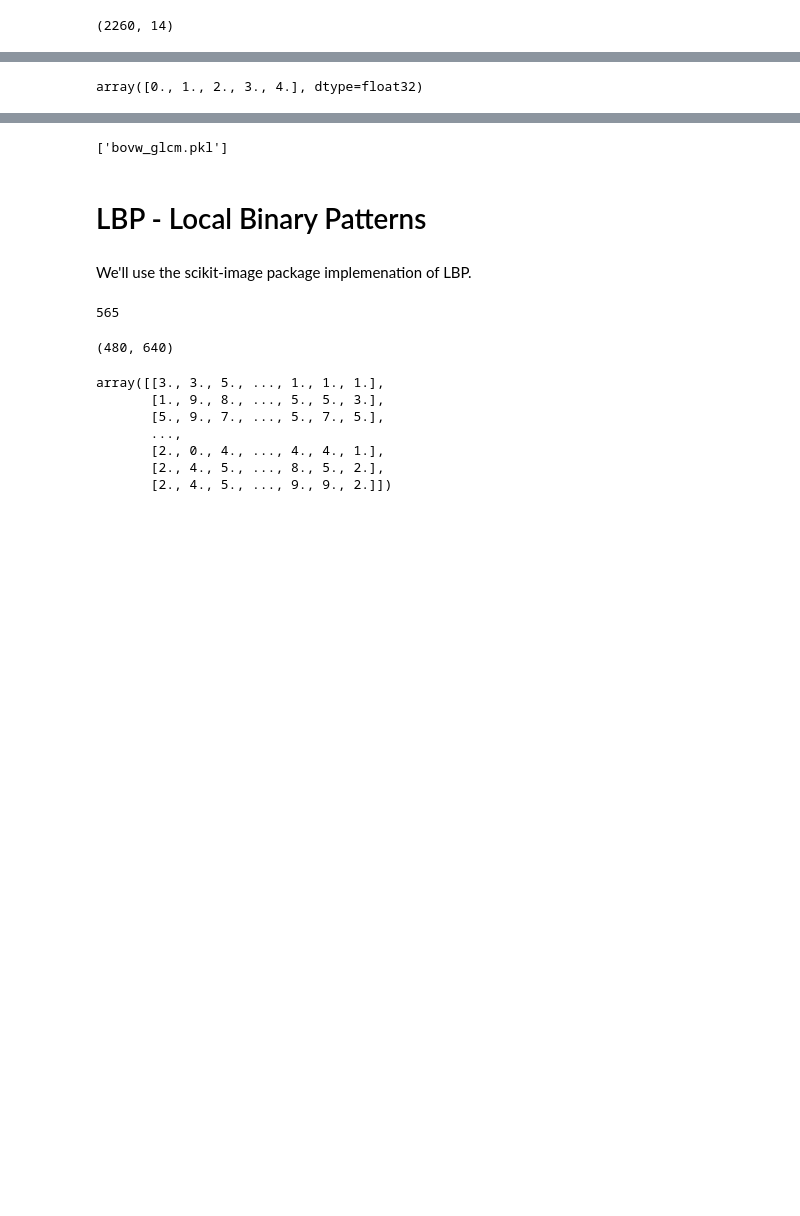
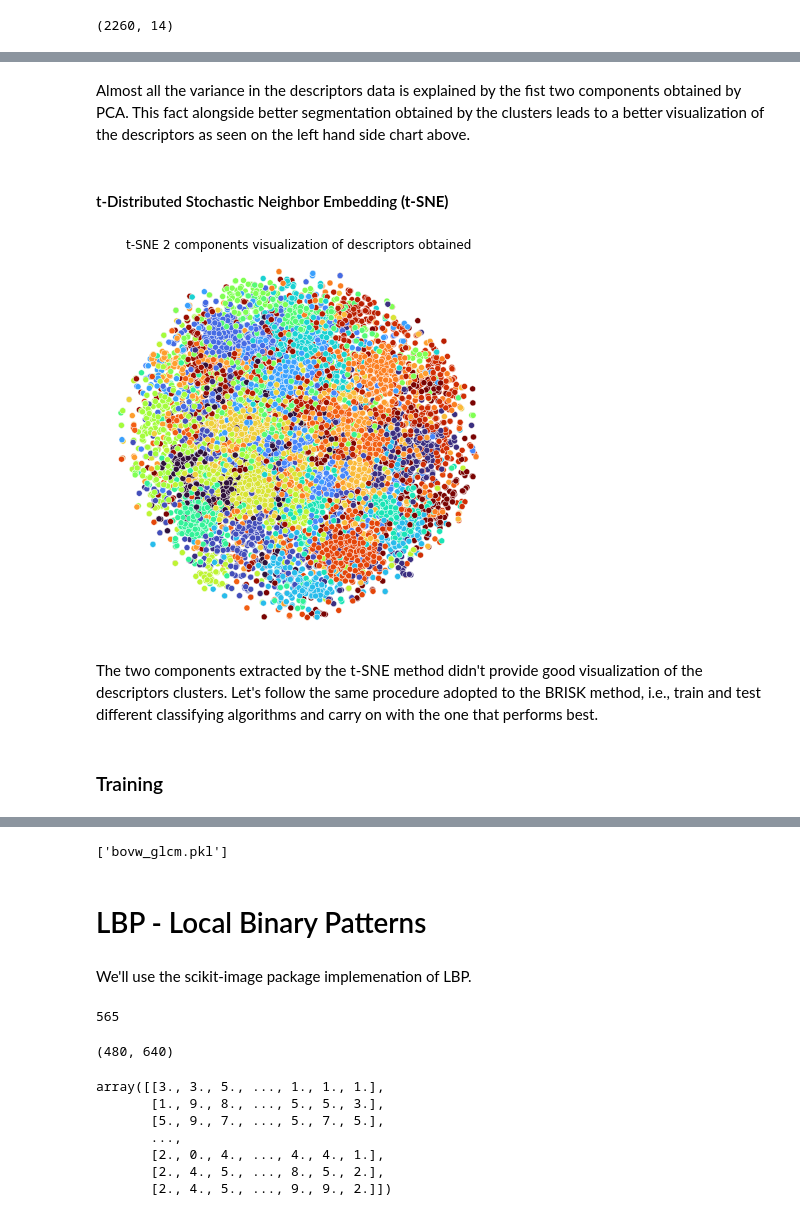
Before and after one commit to josealexandre-mecai/img-processing-2022, a Jupyter notebook: BOVW_Train.ipynb, the cells around one changed output, grey strips where cells are left out. Drawn from its saved outputs; the diff is of its cells as text; code cells hidden in the pictures; blank space fills up the shorter version.

```diff
--- a/BOVW_Train.ipynb
+++ b/BOVW_Train.ipynb
@@ -235,7 +234,7 @@ def plot_tsne(dataset):
     tsne_data = np.hstack((tsne_data, dataset[:, -1].reshape(-1, 1)))
     fig = plt.subplots(figsize=(7, 7))
     sns.scatterplot(x=tsne_data[:, 0], y=tsne_data[:, 1], hue=tsne_data[:, -1].astype('int'), palette='turbo', legend=False)
-    plt.title('t-SNE 2 components visualization of descriptors obtained from BRISK method')
+    plt.title('t-SNE 2 components visualization of descriptors obtained')
     plt.axis('off')
     plt.show()
 # %%
@@ -431,3 +441,16 @@ print(descriptors_cluster.shape)
+# %% [markdown]
+Almost all the variance in the descriptors data is explained by the fist two components obtained by PCA. This fact alongside better segmentation obtained by the clusters leads to a better visualization of the descriptors as seen on the left hand side chart above.
+# %% [markdown]
+#### t-Distributed Stochastic Neighbor Embedding __(t-SNE)__
+# %%
+plot_tsne(descriptors_cluster_sample)
+# %% [output]
+[figure, added]
+# %% [markdown]
+The two components extracted by the t-SNE method didn't provide good visualization of the descriptors clusters.
+Let's follow the same procedure adopted to the BRISK method, i.e., train and test different classifying algorithms and carry on with the one that performs best.
+# %% [markdown]
+### Training
 # %%
 # Calculate the histogram of features and represent them as vector
 # vq assigns codes from a code book to observations
@@ -438,10 +461,6 @@ for i in range(len(image_paths)):
     words, distance = vq(des_list[i][1],voc)
     for w in words:
         im_features[i][w] += 1
-# %%
-np.unique(im_features)
-# %% [output]
-array([0., 1., 2., 3., 4.], dtype=float32)
 # %%
 # Scaling the words
 # Standardize features by removing the mean and scaling to unit variance
```
Also changed, not shown: parts of 19 cells of this notebook, 1 other file.
